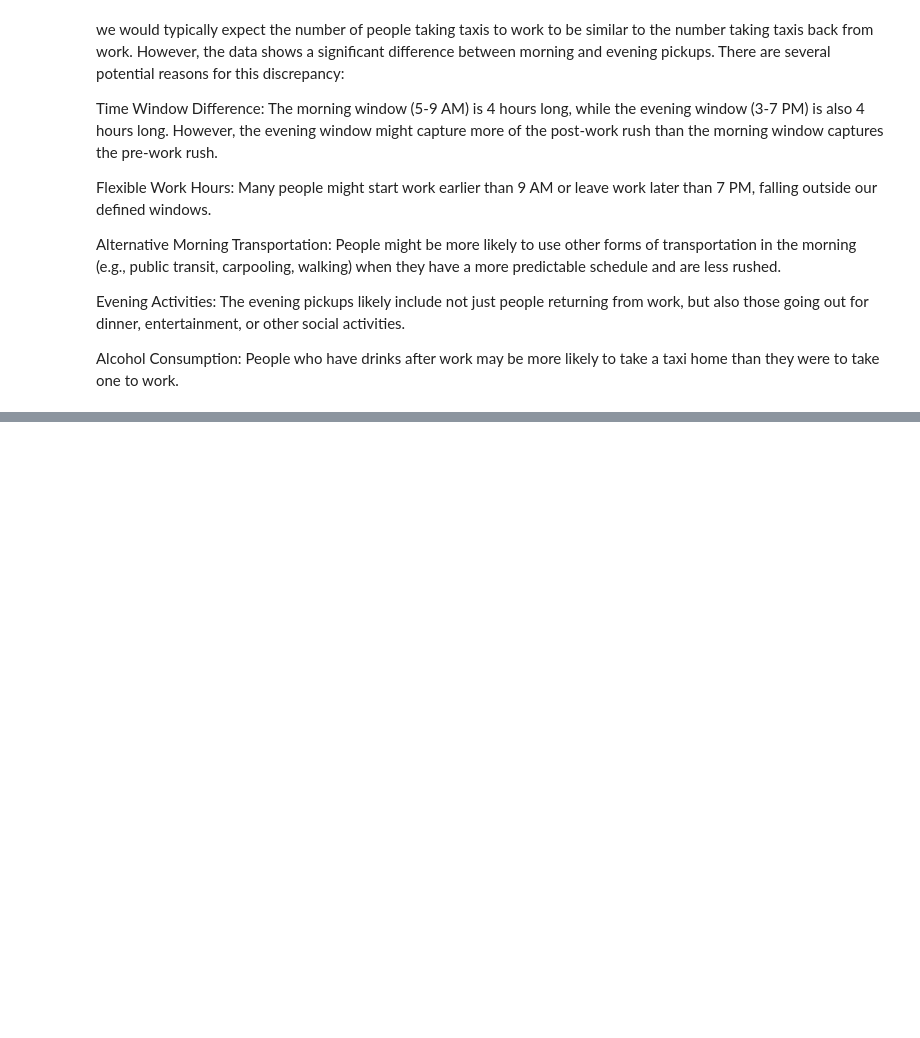
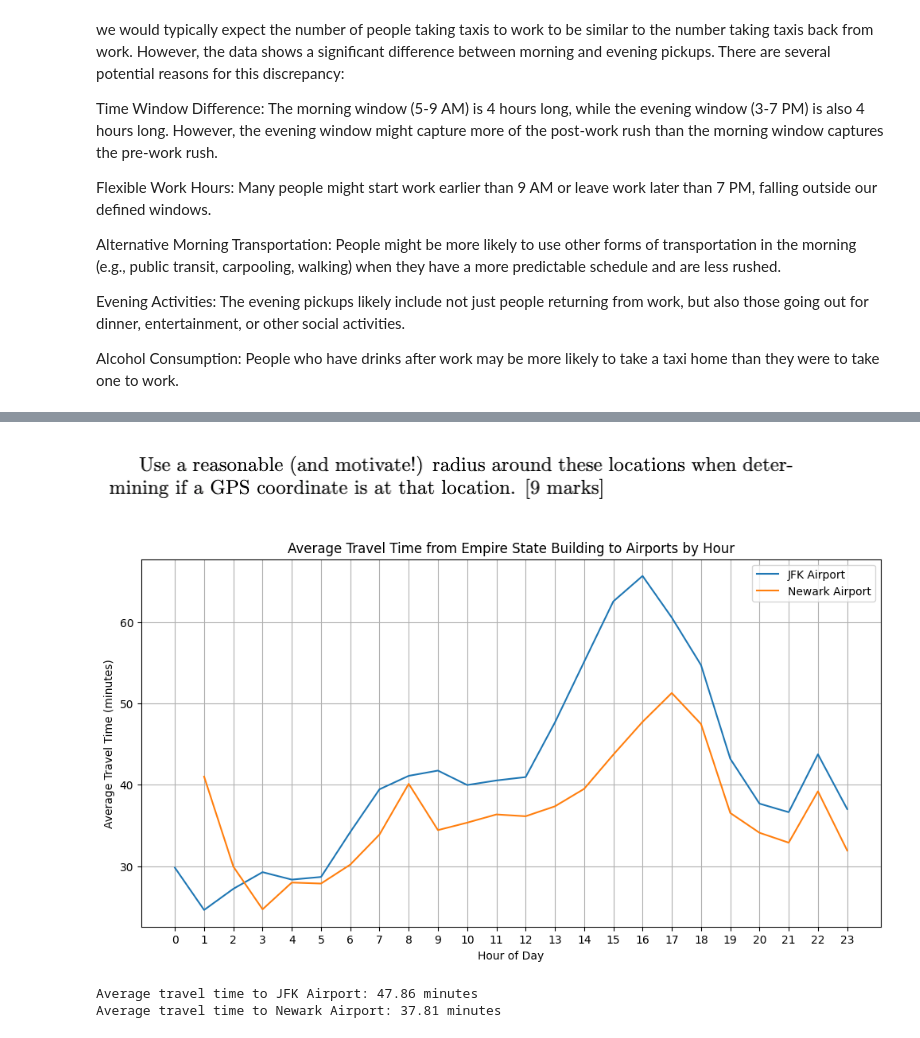
Before and after one commit to Daggy2002/DVE-Assignments, a Jupyter notebook: Assignment2/main.ipynb, the cells around one changed output, grey strips where cells are left out. Cells and saved outputs as stored; diff of their text form; code cells hidden in the pictures; blank space fills up the shorter version.

```diff
--- a/Assignment2/main.ipynb
+++ b/Assignment2/main.ipynb
@@ -619,0 +634,55 @@ Number of clusters found: 38
+# %% [markdown]
+![image.png](attachment:image.png)
+# %%
+# Define the coordinates
+empire_state = (40.756724, -73.983806)
+jfk_airport = (40.647929, -73.777813)
+newark_airport = (40.689442, -74.173242)
+
+# Define a reasonable radius (in km) to consider a trip as starting/ending at these locations
+radius = 1  # 1 km radius
+
+# Use the haversine function we defined earlier
+def is_within_radius(lat1, lon1, lat2, lon2, radius_km):
+    distance = haversine(lon1, lat1, lon2, lat2)
+    return distance <= radius_km
+
+# Filter trips from Empire State Building to JFK Airport
+empire_to_jfk = df[
+    (df.apply(lambda row: is_within_radius(row['pickup_latitude'], row['pickup_longitude'],
+                                           empire_state[0], empire_state[1], radius), axis=1)) &
+    (df.apply(lambda row: is_within_radius(row['dropoff_latitude'], row['dropoff_longitude'],
+                                           jfk_airport[0], jfk_airport[1], radius), axis=1))
+]
+
+# Filter trips from Empire State Building to Newark Airport
+empire_to_newark = df[
+    (df.apply(lambda row: is_within_radius(row['pickup_latitude'], row['pickup_longitude'],
+                                           empire_state[0], empire_state[1], radius), axis=1)) &
+    (df.apply(lambda row: is_within_radius(row['dropoff_latitude'], row['dropoff_longitude'],
+                                           newark_airport[0], newark_airport[1], radius), axis=1))
+]
+
+# Calculate average travel time by hour for both airports
+jfk_avg_time = empire_to_jfk.groupby('pickup_hour')['trip_duration'].mean()
+newark_avg_time = empire_to_newark.groupby('pickup_hour')['trip_duration'].mean()
+
+# Plot the results
+plt.figure(figsize=(12, 6))
+plt.plot(jfk_avg_time.index, jfk_avg_time.values, label='JFK Airport')
+plt.plot(newark_avg_time.index, newark_avg_time.values, label='Newark Airport')
+plt.xlabel('Hour of Day')
+plt.ylabel('Average Travel Time (minutes)')
+plt.title('Average Travel Time from Empire State Building to Airports by Hour')
+plt.legend()
+plt.xticks(range(0, 24))
+plt.grid(True)
+plt.show()
+
+# Print overall average travel times
+print(f"Average travel time to JFK Airport: {empire_to_jfk['trip_duration'].mean():.2f} minutes")
+print(f"Average travel time to Newark Airport: {empire_to_newark['trip_duration'].mean():.2f} minutes")
+# %% [output]
+[figure, added]
+Average travel time to JFK Airport: 47.86 minutes
+Average travel time to Newark Airport: 37.81 minutes
```
Also changed, not shown: parts of 15 cells of this notebook.
